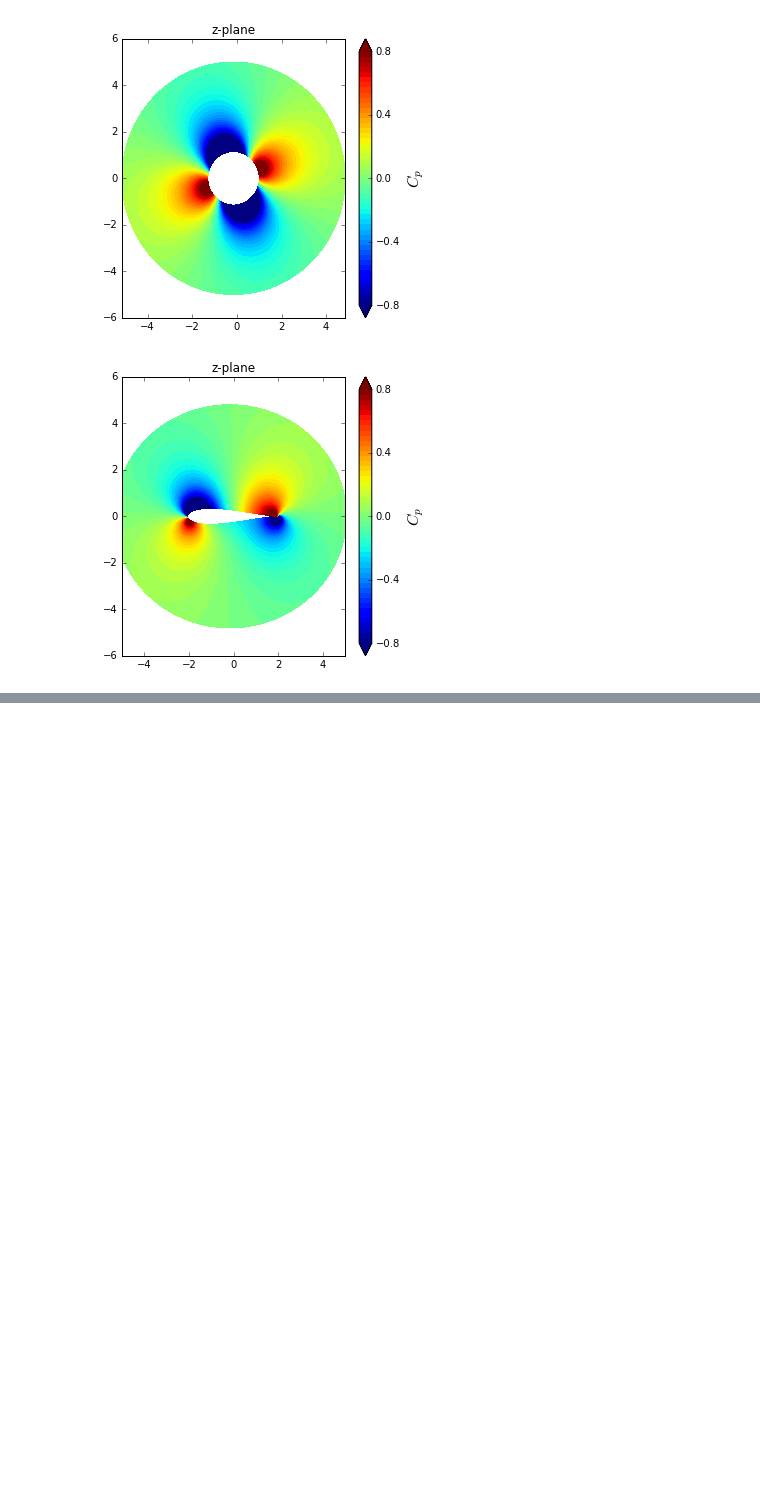
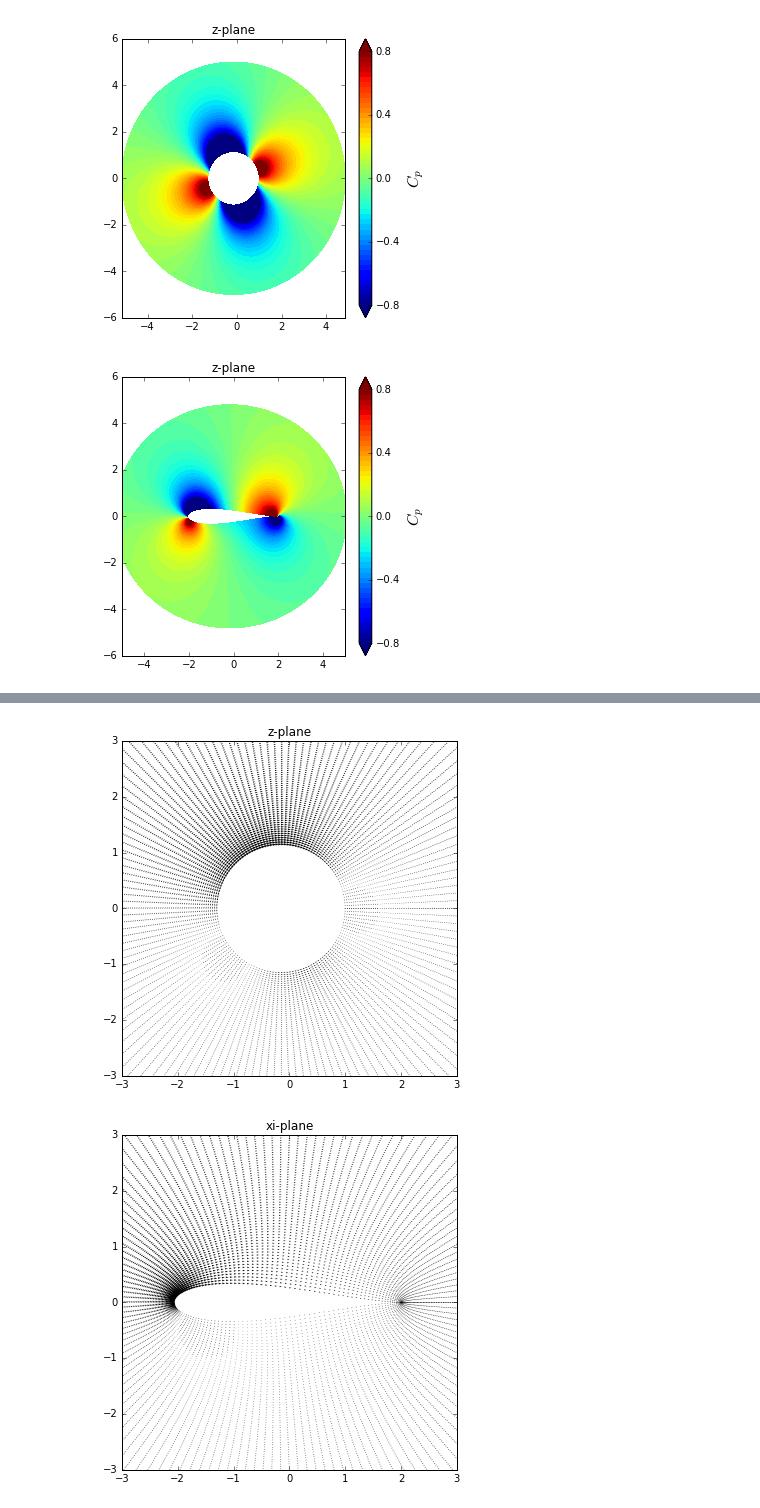
Before and after one commit to wangze233/MAE6226, a Jupyter notebook: Assignment_2.ipynb, the cells around one changed output, grey strips where cells are left out. Saved outputs shown, nothing was run; the diff lists cells and outputs as text; code cells hidden in the pictures; blank space fills up the shorter version.

```diff
--- a/Assignment_2.ipynb
+++ b/Assignment_2.ipynb
@@ -492,0 +473,42 @@ NameError: name 'u_vortex' is not defined
+# %%
+# Exercise 6 plot the velocity
+AoA=20/180*math.pi
+X_2=(X-x_c)*numpy.cos(AoA)+(Y-y_c)*numpy.sin(AoA)
+Y_2=-(X-x_c)*numpy.sin(AoA)+(Y-y_c)*numpy.cos(AoA)
+xd_2,yd_2=0,0
+u_inf_2=1
+
+u_vortex_2, v_vortex_2 = get_velocity_vortex_2(gamma, X_2, Y_2)
+
+u_doublet=u_d_2
+v_doublet=v_d_2
+
+u_freestream_2 = u_inf_2 * numpy.ones_like(X)
+v_freestream_2 = numpy.zeros_like(X)
+
+u_2 = u_freestream_2 + u_doublet + u_vortex_2
+v_2 = v_freestream_2 + v_doublet + v_vortex_2
+velocity=(u_2-v_2*1j)*numpy.exp(-1*1j*AoA)
+u_1=velocity.real
+v_1=-velocity.imag
+
+
+# plot the z-plane
+pyplot.figure(figsize=(6,6))
+pyplot.xlim(-3,3)
+pyplot.ylim(-3,3)
+pyplot.quiver(X, Y, u_1, v_1);
+pyplot.title('z-plane');
+
+# plot the xi-plane
+w_xi_1=(u_1-v_1*1j)/(1-(c/(X+Y*1j))**2)
+u_xi_1=w_xi_1.real
+v_xi_1=-w_xi_1.imag
+pyplot.figure(figsize=(6,6))
+pyplot.xlim(-3,3)
+pyplot.ylim(-3,3)
+pyplot.quiver(X_xi, Y_xi, u_xi_1, v_xi_1);
+pyplot.title('xi-plane');
+# %% [output]
+[figure, added]
+[figure, added]
```
Also changed, not shown: parts of 8 cells of this notebook.
